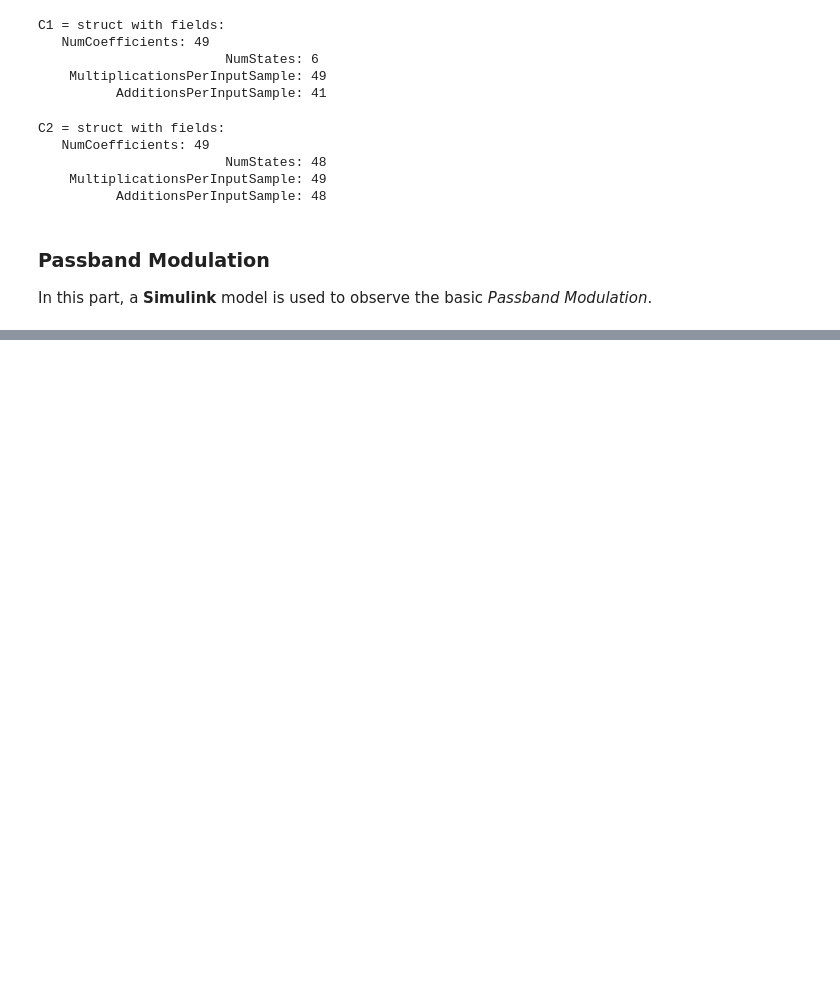
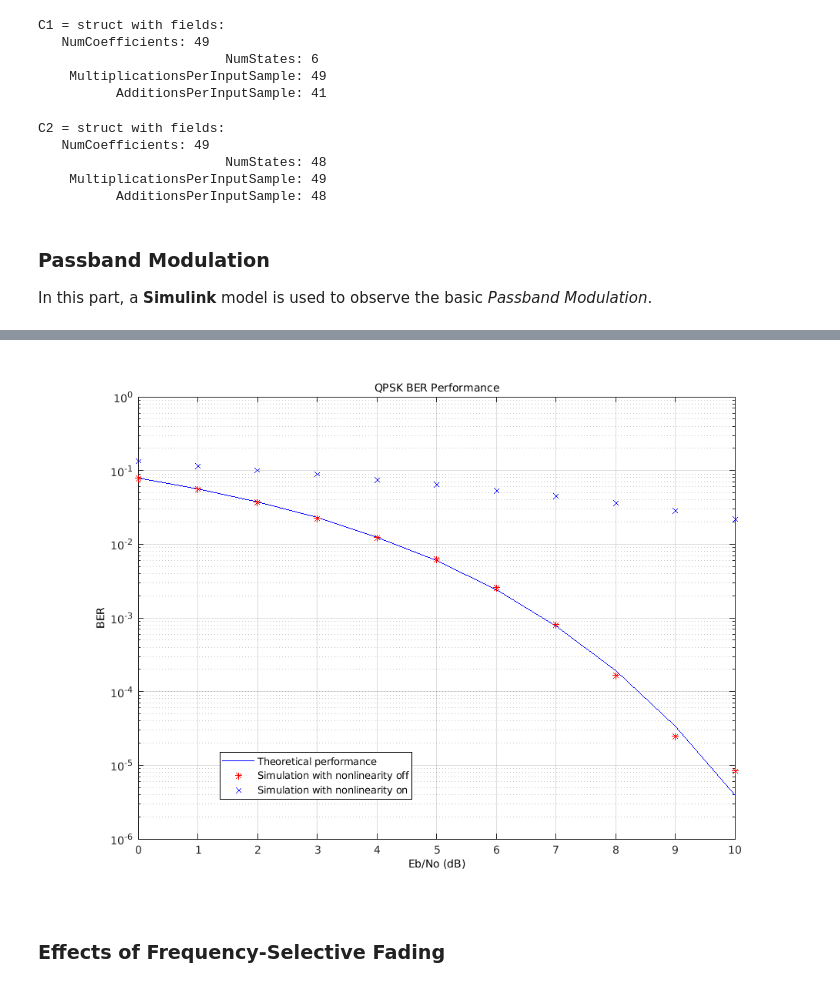
Before and after one commit to huhanwj/IERG6130-simulation, a Jupyter notebook: IERG6130-Simulation-Logbook.ipynb, the cells around one changed output, grey strips where cells are left out. Saved outputs shown, nothing was run; the diff lists cells and outputs as text; code cells hidden in the pictures; blank space fills up the shorter version.

Commit message:
up to QPSK

```diff
--- a/IERG6130-Simulation-Logbook.ipynb
+++ b/IERG6130-Simulation-Logbook.ipynb
@@ -264,0 +424,45 @@ In this part, a **Simulink** model is used to observe the basic *Passband Modula
+# %%
+%%
+% The model also contains two numerical displays. The first one displays
+% the BER of the link. The BER calculation resets each time the
+% nonlinearity is toggled on or off.
+%
+% The second numerical display is the RMS Error Vector Magnitude (EVM)
+% measured with the <docid:comm_ref#br3a9d8 EVM Measurement> block.
+
+%% Experimenting with the Example
+%
+% Double-click on the |Nonlinearity on/off| block to toggle the
+% nonlinearity on the interference signal.  Observe the changes this has on
+% the received spectrum, constellation, BER and EVM.
+%
+% By varying the Eb/No parameter, you can produce BER curves, and compare
+% the results of the model with theoretical results. Note that the model
+% achieves expected theoretical results[ <#10 1> ] for QPSK with the
+% nonlinearity off. Furthermore, you can see the effects the nonlinearity
+% has on overall BER.
+%
+% For further experimentation, try changing the value of the Eb/No
+% parameter on the AWGN channel block, or changing the power of the
+% interference signal. To change the power of the interference signal, open
+% the |Interference with Nonlinearity| subsystem, and modify the gain
+% value.
+
+hFig = open('~/IERG6130-simulation/results/commpassbandmod_BER.fig');
+
+% exportgraphics(hFig,'results/commpassbandmod_BER.png');
+
+% close(hFig);
+
+% figure;
+% imshow('results/commpassbandmod_BER.png');
+
+%% See Also
+%
+% The |Downconverter| block uses a simple complex multiplication method to
+% perform downconversion. You can find an example showing more efficient
+% downconversion using IF subsampling at:
+% <docid:dsp_ug#example-ifsubsamplingdemo IF Subsampling with Complex
+% Multirate Filters>.
+# %% [output]
+[figure, added]
@@ -264,0 +475,2 @@ In this part, a **Simulink** model is used to observe the basic *Passband Modula
+# %% [markdown]
+### Effects of Frequency-Selective Fading
```
Also changed, not shown: parts of 52 cells of this notebook, 10 other files.
